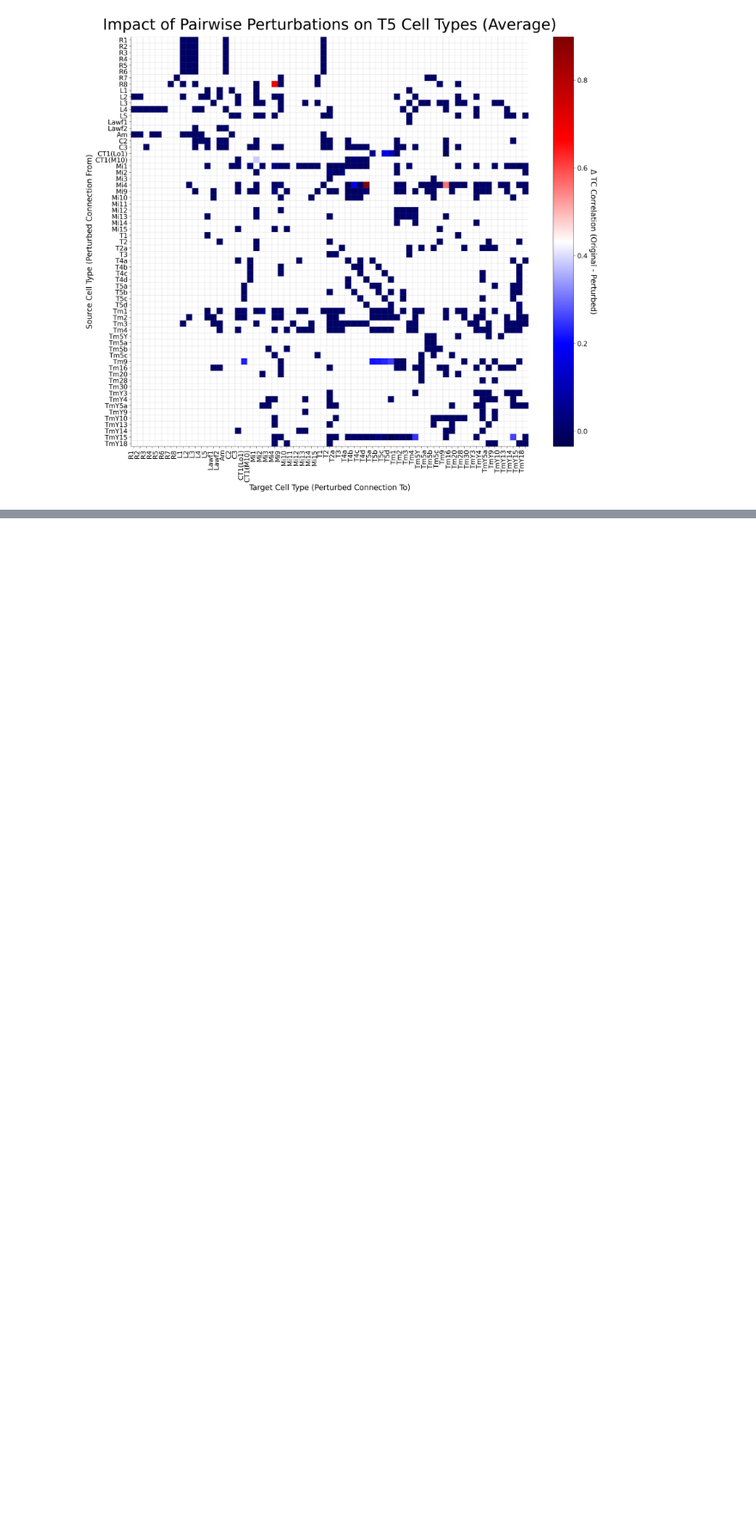
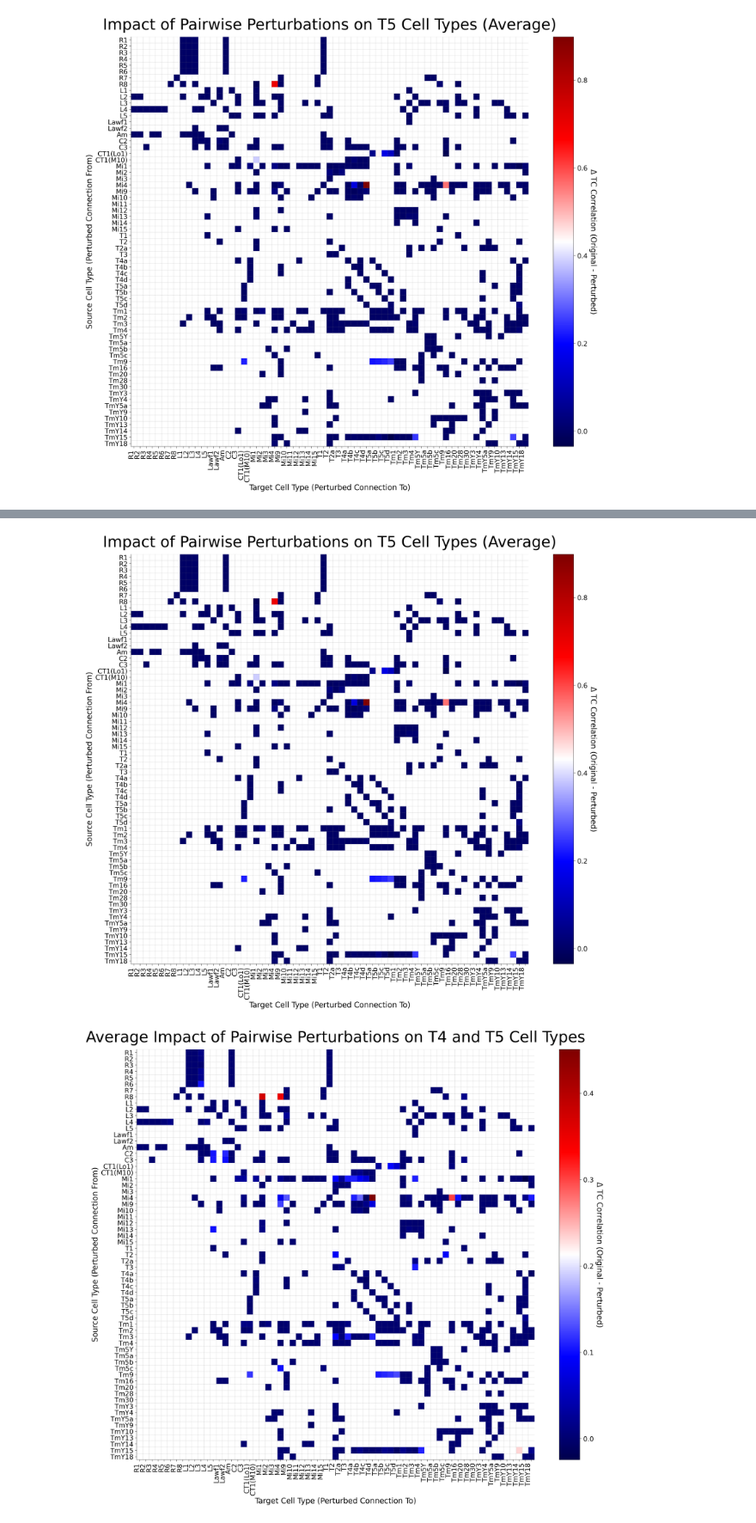
Before and after one commit to deangeckt/fly_wire_perturbations, a Jupyter notebook: moving_edge_heatmap_viz.ipynb, the cells around one changed output, grey strips where cells are left out. Shown at 86% size. Cells and saved outputs as stored; diff of their text form; code cells hidden in the pictures; blank space fills up the shorter version.

```diff
--- a/moving_edge_heatmap_viz.ipynb
+++ b/moving_edge_heatmap_viz.ipynb
@@ -452,3 +452,56 @@ plt.show()
   Matched 604 perturbations to connectome structure
 [figure]
 [figure]
+# %%
+# Calculate T4 and T5 averages if not already present
+if 'T4_avg' not in diff_results_df.columns:
+    diff_results_df['T4_avg'] = diff_results_df[['T4a', 'T4b', 'T4c', 'T4d']].mean(axis=1)
+
+if 'T5_avg' not in diff_results_df.columns:
+    diff_results_df['T5_avg'] = diff_results_df[['T5a', 'T5b', 'T5c', 'T5d']].mean(axis=1)
+
+# NEW: overall T4/T5 average
+if 'T4T5_avg' not in diff_results_df.columns:
+    diff_results_df['T4T5_avg'] = diff_results_df[['T4_avg', 'T5_avg']].mean(axis=1)
+# %%
+# T4
+fig_t4, ax_t4, cbar_t4, matrix_t4 = create_perturbation_matrix_imshow(
+    perturbation_df=diff_results_df,
+    target_column='T4_avg',
+    cell_types_sorted=cell_types_sorted,
+    title='Impact of Pairwise Perturbations on T4 Cell Types (Average)',
+    cbar_label=r'$\Delta$ TC Correlation (Original - Perturbed)',
+    figsize=(16, 14),
+    fontsize_labels=16,
+    fontsize_title=32,
+    fontsize_ticks=14
+)
+
+# T5
+fig_t5, ax_t5, cbar_t5, matrix_t5 = create_perturbation_matrix_imshow(
+    perturbation_df=diff_results_df,
+    target_column='T5_avg',
+    cell_types_sorted=cell_types_sorted,
+    title='Impact of Pairwise Perturbations on T5 Cell Types (Average)',
+    cbar_label=r'$\Delta$ TC Correlation (Original - Perturbed)',
+    figsize=(16, 14),
+    fontsize_labels=16,
+    fontsize_title=32,
+    fontsize_ticks=14
+)
+
+# T4 + T5 overall average (NEW)
+fig_avg, ax_avg, cbar_avg, matrix_avg = create_perturbation_matrix_imshow(
+    perturbation_df=diff_results_df,
+    target_column='T4T5_avg',
+    cell_types_sorted=cell_types_sorted,
+    title='Average Impact of Pairwise Perturbations on T4 and T5 Cell Types',
+    cbar_label=r'$\Delta$ TC Correlation (Original - Perturbed)',
+    figsize=(16, 14),
+    fontsize_labels=16,
+    fontsize_title=32,
+    fontsize_ticks=14
+)
+
+plt.show()
+# %% [output]
@@ -454,0 +512,2 @@ plt.show()
+[figure, added]
+[figure, added]
```
Also changed, not shown: parts of 1 cell of this notebook, 25 other files.
